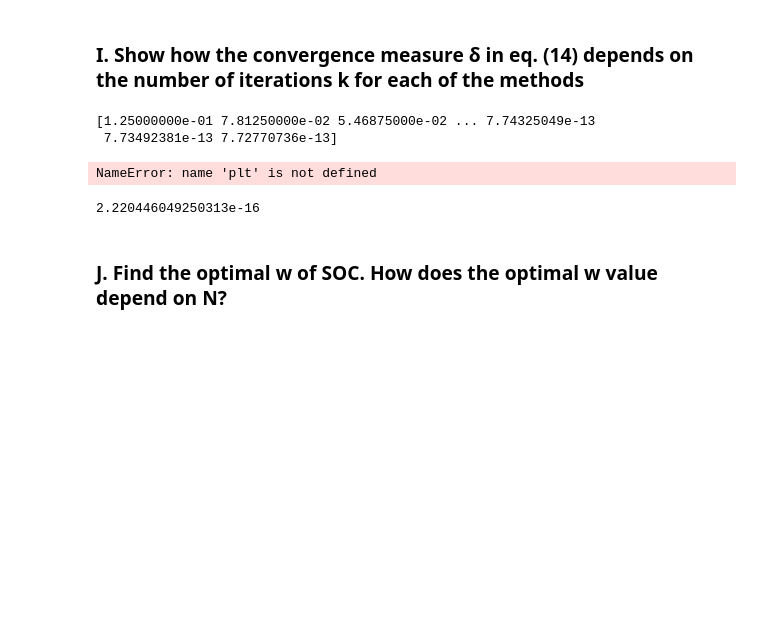
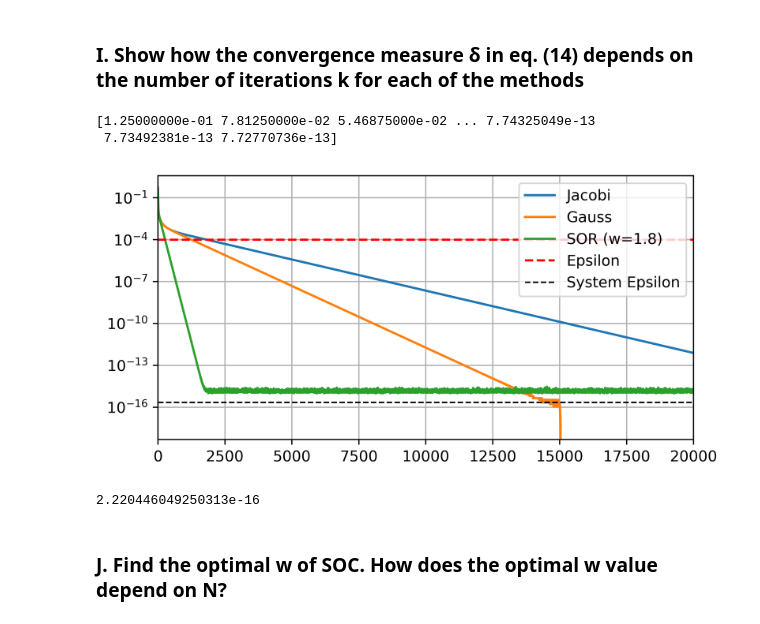
Before and after one commit to NitaiNijholt/ScientificComputing, a Jupyter notebook: assignment_1 - Copia.ipynb, the cells around one changed output. Drawn from its saved outputs; the diff is of its cells as text; code cells hidden in the pictures; blank space fills up the shorter version.

```diff
--- a/assignment_1 - Copia.ipynb
+++ b/assignment_1 - Copia.ipynb
@@ -597,27 +625,27 @@ print(max_jacobi)
 # %%
 import sys
 
 print()
 
 SYS_EPSILON = sys.float_info.epsilon
 
-
+plt.figure(figsize=(6,3),dpi=500)
 plt.semilogy(np.arange(19999),max_jacobi,label='Jacobi')
 plt.semilogy(np.arange(19999),max_gaussi,label='Gauss')
 plt.semilogy(np.arange(19999),max_succor,label=f'SOR (w={W})')
 
 plt.semilogy(np.arange(19999),np.ones(19999)*EPSILON,label='Epsilon',c='red',ls='--')
 plt.semilogy(np.arange(19999),np.ones(19999)*SYS_EPSILON,label='System Epsilon',c='black',ls='--',lw=1)
 
 
 
 plt.legend()
 plt.xlim([0,20000])
 #plt.ylim([0,1])
-
+plt.tight_layout()
 plt.grid()
 # %% [output]
-NameError: name 'plt' is not defined
+[figure, added]
 # %%
 # %% [output]
 2.220446049250313e-16
```
Also changed, not shown: parts of 7 cells of this notebook.
